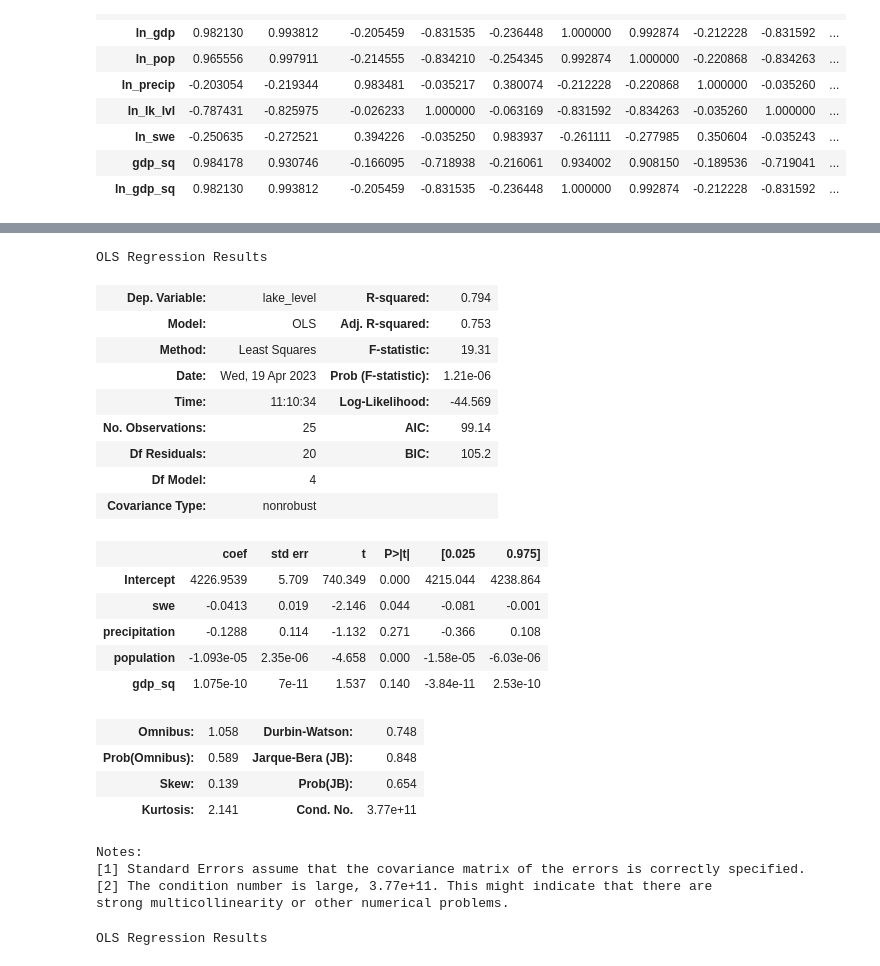
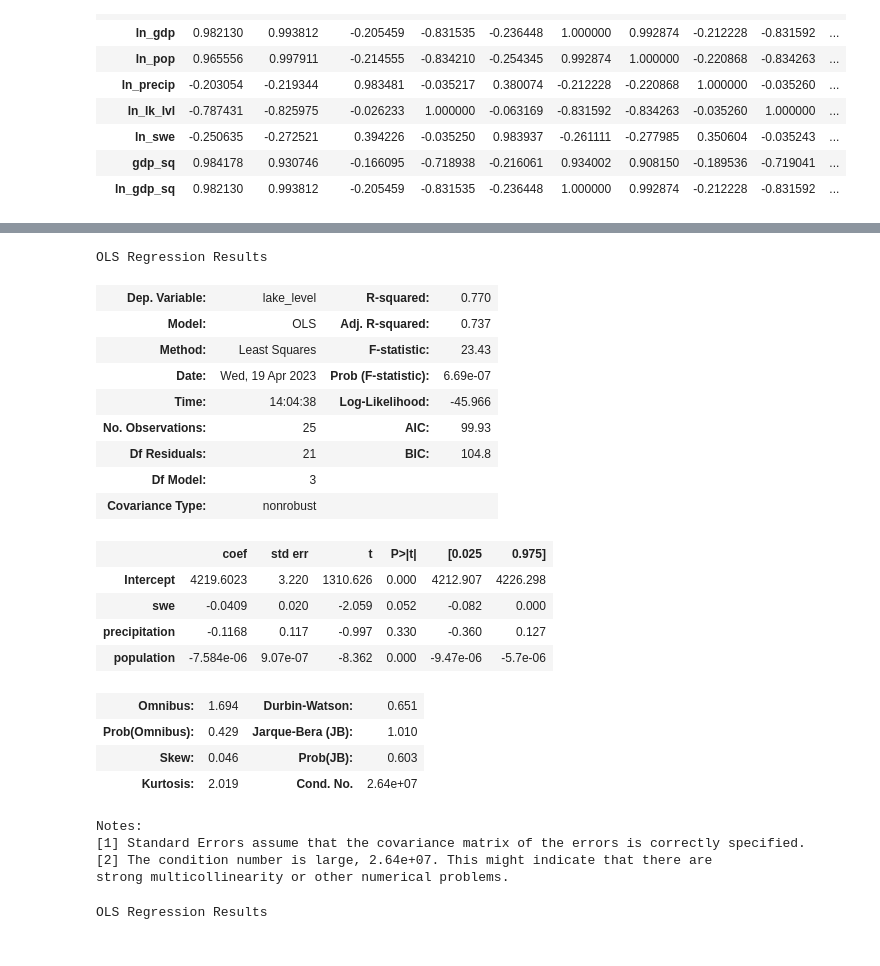
Before and after one commit to snowqueen2000/Save-The-GSL, a Jupyter notebook: jw GSL.ipynb, the cells around one changed output, grey strips where cells are left out. Drawn from its saved outputs; the diff is of its cells as text; code cells hidden in the pictures.

```diff
--- a/jw GSL.ipynb
+++ b/jw GSL.ipynb
@@ -82,30 +84,29 @@ Notes:
 # %%
-first_reg = sm.ols('lake_level ~ swe + precipitation + population + gdp_sq', data = final_test).fit()
+first_reg = sm.ols('lake_level ~ swe + precipitation + population', data = final_test).fit()
 first_reg.summary()
 # %% [output]
 OLS Regression Results
-| Dep. Variable: | lake_level | R-squared: | 0.794 |
-| Model: | OLS | Adj. R-squared: | 0.753 |
-| Method: | Least Squares | F-statistic: | 19.31 |
-| Date: | Wed, 19 Apr 2023 | Prob (F-statistic): | 1.21e-06 |
-| Time: | 11:10:34 | Log-Likelihood: | -44.569 |
-| No. Observations: | 25 | AIC: | 99.14 |
-| Df Residuals: | 20 | BIC: | 105.2 |
-| Df Model: | 4 |  |  |
+| Dep. Variable: | lake_level | R-squared: | 0.770 |
+| Model: | OLS | Adj. R-squared: | 0.737 |
+| Method: | Least Squares | F-statistic: | 23.43 |
+| Date: | Wed, 19 Apr 2023 | Prob (F-statistic): | 6.69e-07 |
+| Time: | 14:04:38 | Log-Likelihood: | -45.966 |
+| No. Observations: | 25 | AIC: | 99.93 |
+| Df Residuals: | 21 | BIC: | 104.8 |
+| Df Model: | 3 |  |  |
 | Covariance Type: | nonrobust |  |  |
 |  | coef | std err | t | P>|t| | [0.025 | 0.975] |
-| Intercept | 4226.9539 | 5.709 | 740.349 | 0.000 | 4215.044 | 4238.864 |
-| swe | -0.0413 | 0.019 | -2.146 | 0.044 | -0.081 | -0.001 |
-| precipitation | -0.1288 | 0.114 | -1.132 | 0.271 | -0.366 | 0.108 |
-| population | -1.093e-05 | 2.35e-06 | -4.658 | 0.000 | -1.58e-05 | -6.03e-06 |
-| gdp_sq | 1.075e-10 | 7e-11 | 1.537 | 0.140 | -3.84e-11 | 2.53e-10 |
+| Intercept | 4219.6023 | 3.220 | 1310.626 | 0.000 | 4212.907 | 4226.298 |
+| swe | -0.0409 | 0.020 | -2.059 | 0.052 | -0.082 | 0.000 |
+| precipitation | -0.1168 | 0.117 | -0.997 | 0.330 | -0.360 | 0.127 |
+| population | -7.584e-06 | 9.07e-07 | -8.362 | 0.000 | -9.47e-06 | -5.7e-06 |
-| Omnibus: | 1.058 | Durbin-Watson: | 0.748 |
-| Prob(Omnibus): | 0.589 | Jarque-Bera (JB): | 0.848 |
-| Skew: | 0.139 | Prob(JB): | 0.654 |
-| Kurtosis: | 2.141 | Cond. No. | 3.77e+11 |
+| Omnibus: | 1.694 | Durbin-Watson: | 0.651 |
+| Prob(Omnibus): | 0.429 | Jarque-Bera (JB): | 1.010 |
+| Skew: | 0.046 | Prob(JB): | 0.603 |
+| Kurtosis: | 2.019 | Cond. No. | 2.64e+07 |
 Notes:
 [1] Standard Errors assume that the covariance matrix of the errors is correctly specified.
-[2] The condition number is large, 3.77e+11. This might indicate that there are
+[2] The condition number is large, 2.64e+07. This might indicate that there are
 strong multicollinearity or other numerical problems.
 # %%
 final_reg = sm.ols('ln_lk_lvl ~ ln_swe + ln_precip + ln_pop + ln_gdp_sq', data = final_test).fit()
```
Also changed, not shown: parts of 2 cells of this notebook.
